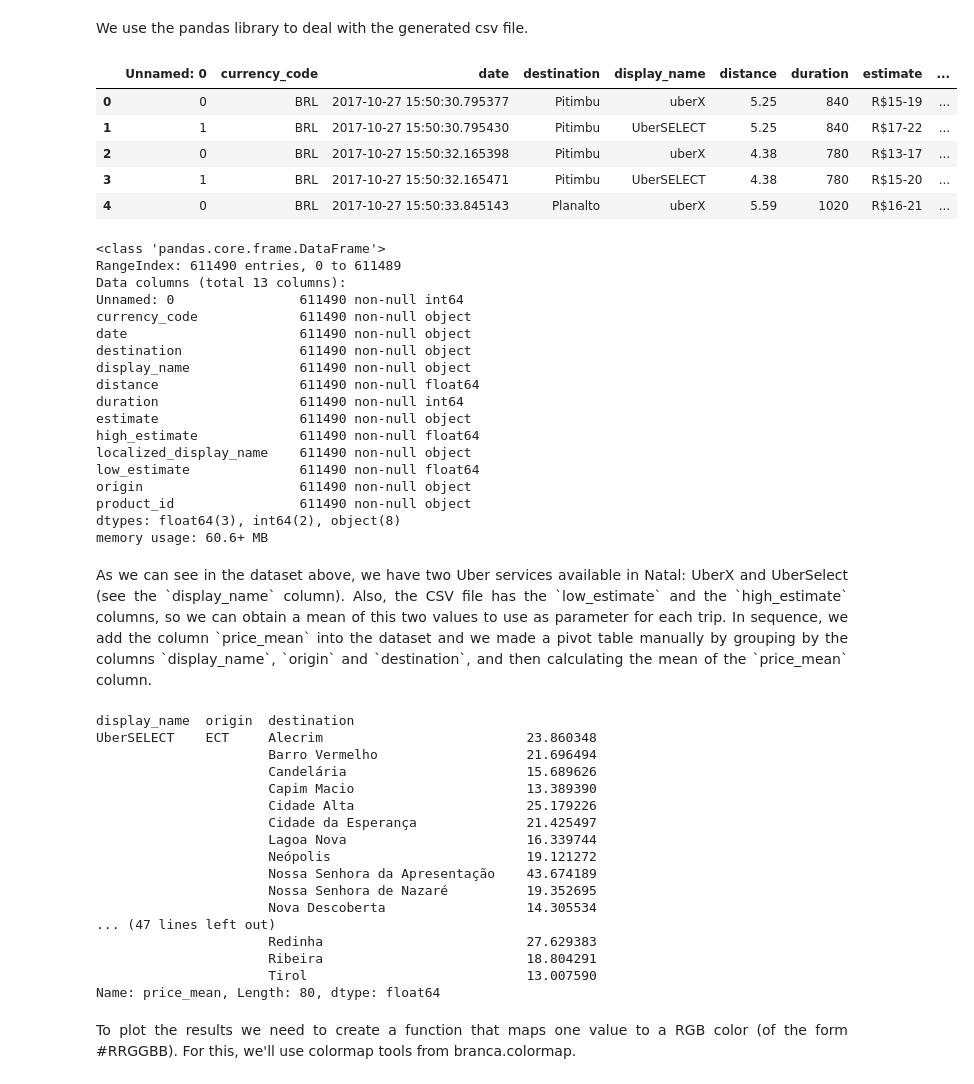
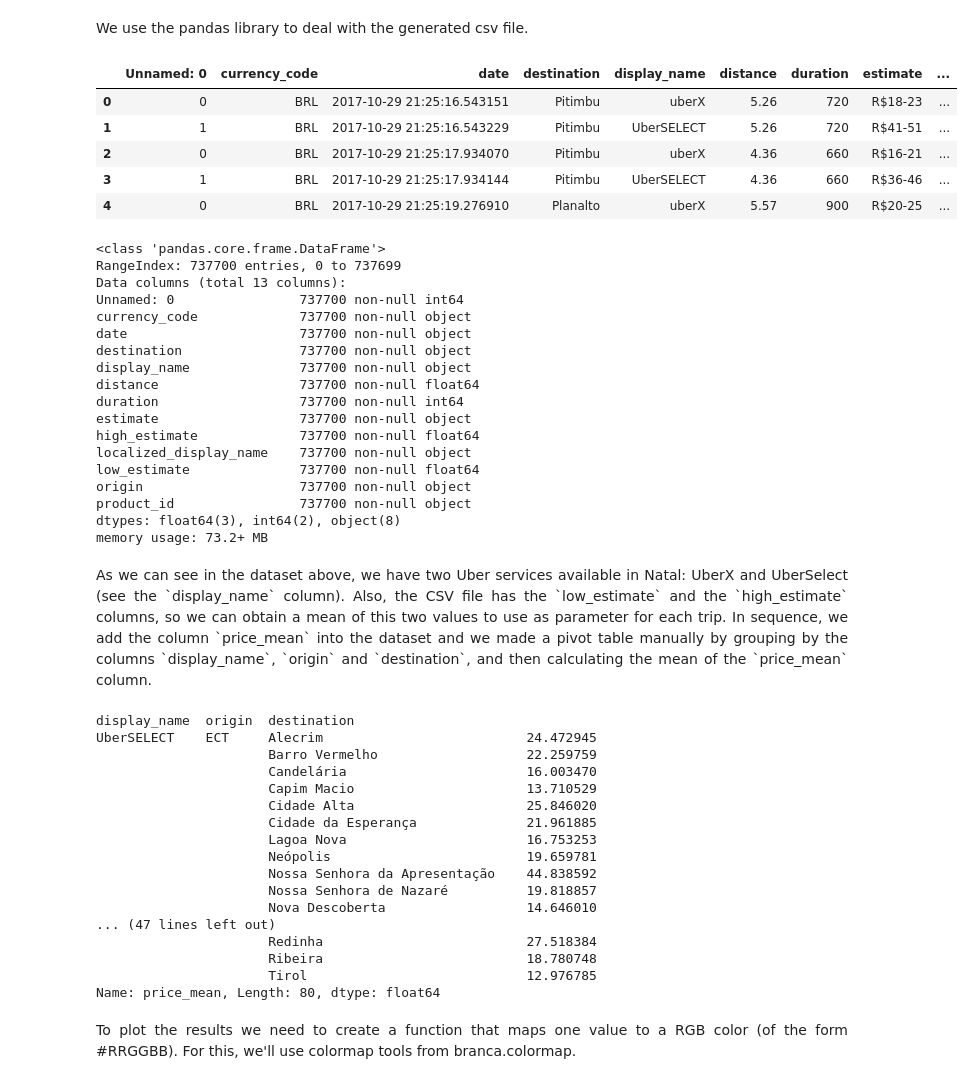
Before and after one commit to gisliany/uber-price-estimates, a Jupyter notebook: Uber - Price Estimates.ipynb, the cells around one changed output. Drawn from its saved outputs; the diff is of its cells as text; code cells hidden in the pictures.

Commit message:
All data

```diff
--- a/Uber - Price Estimates.ipynb
+++ b/Uber - Price Estimates.ipynb
@@ -293,36 +292,36 @@ while(datetime.now() < delta):
 We use the pandas library to deal with the generated csv file.
 # %%
 dataset_uber = os.path.join('data', 'uberdata.csv')
-price_data = pd.read_csv(dataset_uber);
+uber_data = pd.read_csv(dataset_uber);
 uber_data.head(5)
 # %% [output]
 |  | Unnamed: 0 | currency_code | date | destination | display_name | distance | duration | estimate | ... |
-| 0 | 0 | BRL | 2017-10-27 15:50:30.795377 | Pitimbu | uberX | 5.25 | 840 | R$15-19 | ... |
-| 1 | 1 | BRL | 2017-10-27 15:50:30.795430 | Pitimbu | UberSELECT | 5.25 | 840 | R$17-22 | ... |
-| 2 | 0 | BRL | 2017-10-27 15:50:32.165398 | Pitimbu | uberX | 4.38 | 780 | R$13-17 | ... |
-| 3 | 1 | BRL | 2017-10-27 15:50:32.165471 | Pitimbu | UberSELECT | 4.38 | 780 | R$15-20 | ... |
-| 4 | 0 | BRL | 2017-10-27 15:50:33.845143 | Planalto | uberX | 5.59 | 1020 | R$16-21 | ... |
+| 0 | 0 | BRL | 2017-10-29 21:25:16.543151 | Pitimbu | uberX | 5.26 | 720 | R$18-23 | ... |
+| 1 | 1 | BRL | 2017-10-29 21:25:16.543229 | Pitimbu | UberSELECT | 5.26 | 720 | R$41-51 | ... |
+| 2 | 0 | BRL | 2017-10-29 21:25:17.934070 | Pitimbu | uberX | 4.36 | 660 | R$16-21 | ... |
+| 3 | 1 | BRL | 2017-10-29 21:25:17.934144 | Pitimbu | UberSELECT | 4.36 | 660 | R$36-46 | ... |
+| 4 | 0 | BRL | 2017-10-29 21:25:19.276910 | Planalto | uberX | 5.57 | 900 | R$20-25 | ... |
 # %%
 uber_data.info()
 # %% [output]
 <class 'pandas.core.frame.DataFrame'>
-RangeIndex: 611490 entries, 0 to 611489
+RangeIndex: 737700 entries, 0 to 737699
 Data columns (total 13 columns):
-Unnamed: 0                611490 non-null int64
-currency_code             611490 non-null object
-date                      611490 non-null object
-destination               611490 non-null object
-display_name              611490 non-null object
-distance                  611490 non-null float64
-duration                  611490 non-null int64
-estimate                  611490 non-null object
-high_estimate             611490 non-null float64
-localized_display_name    611490 non-null object
-low_estimate              611490 non-null float64
-origin                    611490 non-null object
-product_id                611490 non-null object
+Unnamed: 0                737700 non-null int64
+currency_code             737700 non-null object
+date                      737700 non-null object
+destination               737700 non-null object
+display_name              737700 non-null object
+distance                  737700 non-null float64
+duration                  737700 non-null int64
+estimate                  737700 non-null object
+high_estimate             737700 non-null float64
+localized_display_name    737700 non-null object
+low_estimate              737700 non-null float64
+origin                    737700 non-null object
+product_id                737700 non-null object
 dtypes: float64(3), int64(2), object(8)
-memory usage: 60.6+ MB
+memory usage: 73.2+ MB
 # %% [markdown]
 <p style="text-align: justify;">
 As we can see in the dataset above, we have two Uber services available in Natal: UberX and UberSelect (see the `display_name` column). Also, the CSV file has the `low_estimate` and the `high_estimate` columns, so we can obtain a mean of this two values to use as parameter for each trip. In sequence, we add the column `price_mean` into the dataset and we made a pivot table manually by grouping by the columns `display_name`, `origin` and `destination`, and then calculating the mean of the `price_mean` column.
@@ -333,21 +332,21 @@ uber_prices = uber_data.pivot_table(index=['display_name', 'origin','destination
 uber_prices
 # %% [output]
 display_name  origin  destination
-UberSELECT    ECT     Alecrim                          23.860348
-                      Barro Vermelho                   21.696494
-                      Candelária                       15.689626
-                      Capim Macio                      13.389390
-                      Cidade Alta                      25.179226
-                      Cidade da Esperança              21.425497
-                      Lagoa Nova                       16.339744
-                      Neópolis                         19.121272
-                      Nossa Senhora da Apresentação    43.674189
-                      Nossa Senhora de Nazaré          19.352695
-                      Nova Descoberta                  14.305534
+UberSELECT    ECT     Alecrim                          24.472945
+                      Barro Vermelho                   22.259759
+                      Candelária                       16.003470
+                      Capim Macio                      13.710529
+                      Cidade Alta                      25.846020
+                      Cidade da Esperança              21.961885
+                      Lagoa Nova                       16.753253
+                      Neópolis                         19.659781
+                      Nossa Senhora da Apresentação    44.838592
+                      Nossa Senhora de Nazaré          19.818857
+                      Nova Descoberta                  14.646010
 ... (47 lines left out)
-                      Redinha                          27.629383
-                      Ribeira                          18.804291
-                      Tirol                            13.007590
+                      Redinha                          27.518384
+                      Ribeira                          18.780748
+                      Tirol                            12.976785
 Name: price_mean, Length: 80, dtype: float64
 # %% [markdown]
 <p style="text-align: justify;">
```
Also changed, not shown: parts of 2 cells of this notebook, 1 other file.
